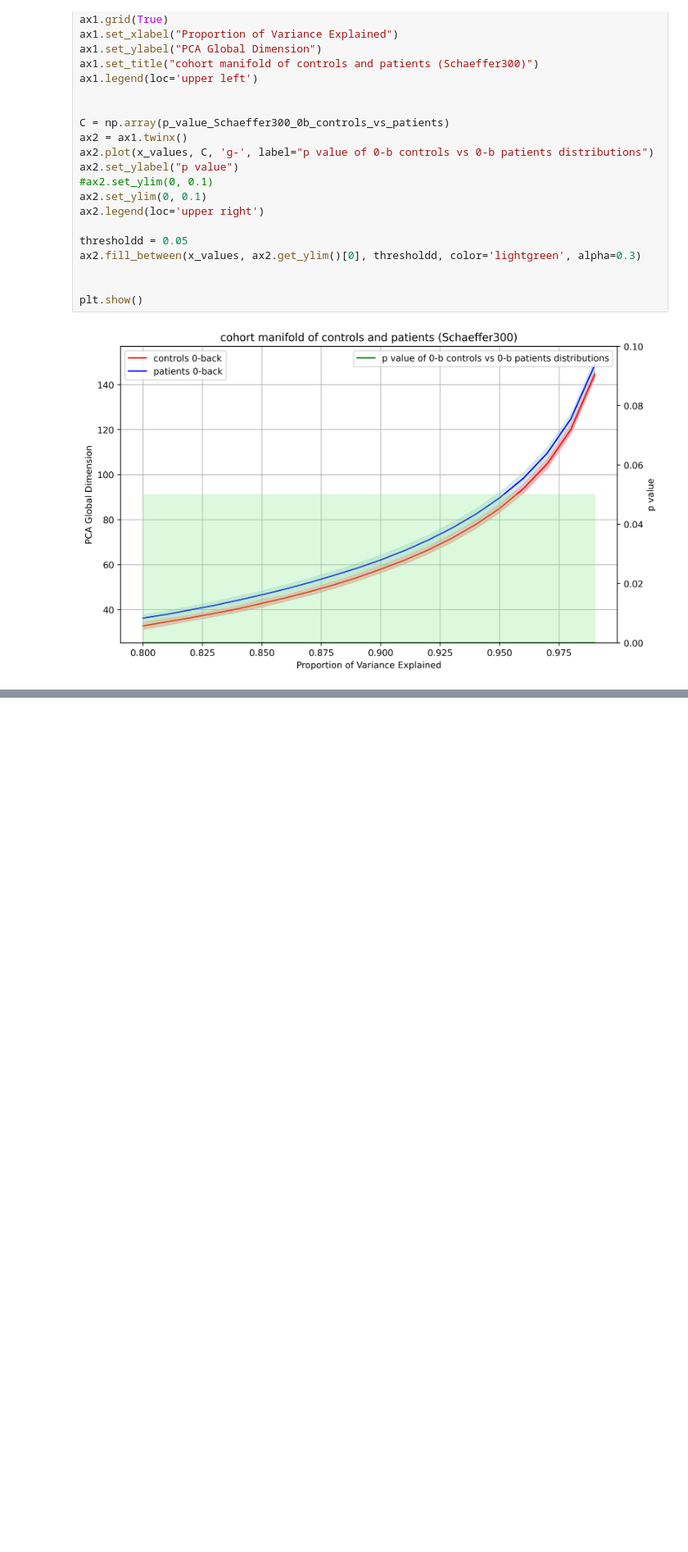
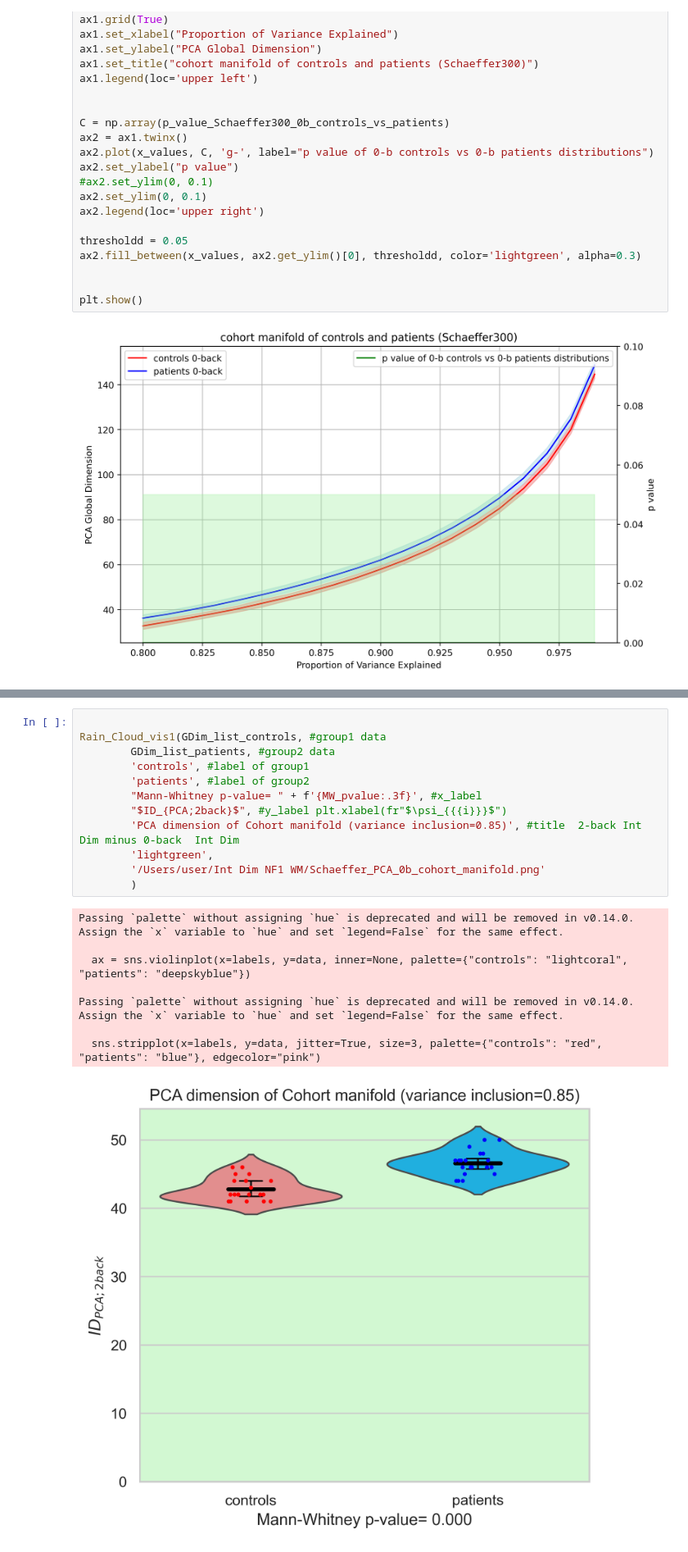
Before and after one commit to AmirAbbas-Khanbeigi/Int-Dim-NF1-WM, a Jupyter notebook: Int Dim TS NF1 WM PCA Schaeffer300.ipynb, the cells around one changed output, grey strips where cells are left out. Shown at 82% size. Drawn from its saved outputs; the diff is of its cells as text; blank space fills up the shorter version.

Commit message:
first violing plot for cohort manifold made

```diff
--- a/Int Dim TS NF1 WM PCA Schaeffer300.ipynb
+++ b/Int Dim TS NF1 WM PCA Schaeffer300.ipynb
@@ -206,0 +273,21 @@ plt.show()
+# %%
+
+Rain_Cloud_vis1(GDim_list_controls, #group1 data
+        GDim_list_patients, #group2 data
+        'controls', #label of group1
+        'patients', #label of group2
+        "Mann-Whitney p-value= " + f'{MW_pvalue:.3f}', #x_label
+        "$ID_{PCA;2back}$", #y_label plt.xlabel(fr"$\psi_{{{i}}}$")
+        'PCA dimension of Cohort manifold (variance inclusion=0.85)', #title  2-back Int Dim minus 0-back  Int Dim
+        'lightgreen',
+        '/Users/user/Int Dim NF1 WM/Schaeffer_PCA_0b_cohort_manifold.png'
+        )
+# %% [output]
+Passing `palette` without assigning `hue` is deprecated and will be removed in v0.14.0. Assign the `x` variable to `hue` and set `legend=False` for the same effect.
+
+  ax = sns.violinplot(x=labels, y=data, inner=None, palette={"controls": "lightcoral", "patients": "deepskyblue"})
+
+Passing `palette` without assigning `hue` is deprecated and will be removed in v0.14.0. Assign the `x` variable to `hue` and set `legend=False` for the same effect.
+
+  sns.stripplot(x=labels, y=data, jitter=True, size=3, palette={"controls": "red", "patients": "blue"}, edgecolor="pink")
+[figure, added]
```
Also changed, not shown: parts of 2 cells of this notebook, 2 other files.
